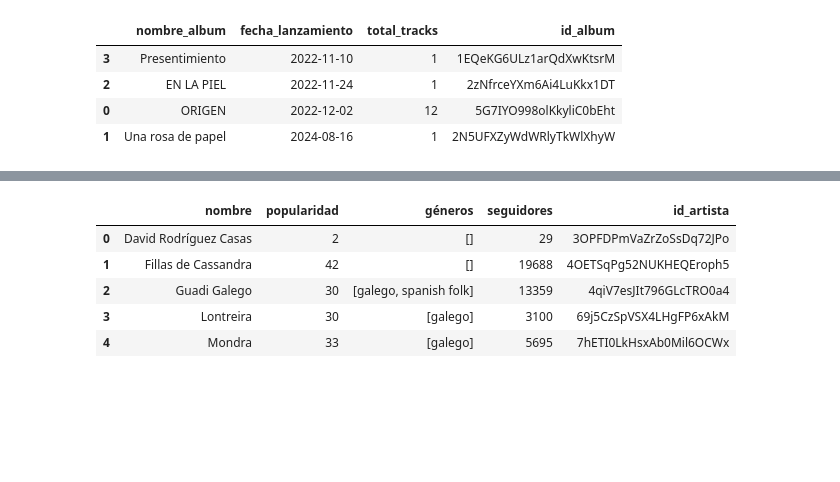
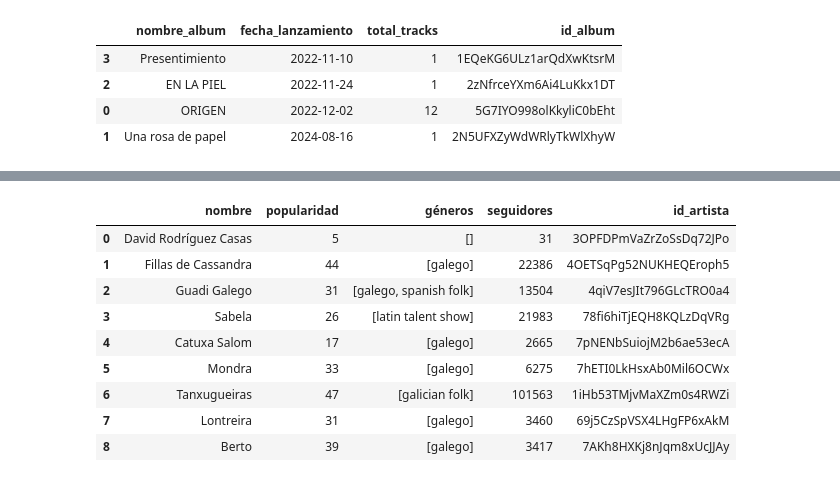
Before and after one commit to Nunurix/DavidCataMusic, a Jupyter notebook: David_Cata.ipynb, the cells around one changed output, grey strips where cells are left out. Saved outputs shown, nothing was run; the diff lists cells and outputs as text; code cells hidden in the pictures; blank space fills up the shorter version.

```diff
--- a/David_Cata.ipynb
+++ b/David_Cata.ipynb
@@ -2,0 +7,3 @@
+# %%
+CLIENT_ID = "4109b2d9f5014671863bb2df1d1fbdd3"
+CLIENT_SECRET = "5cb719fae80c4191a9c0b288f51bfe50"
@@ -264,28 +226,32 @@ df_popularity.head()
 # %%
 # Obtener artistas relacionados
 related_artists = sp.artist_related_artists(id_artista)
 
 # Extraer detalles de los artistas relacionados
 related_artists_data = []
 for artist in related_artists['artists']:
     artist_info = {
         'nombre': artist['name'],
         'popularidad': artist['popularity'],
         'géneros': artist['genres'],
         'seguidores': artist['followers']['total'],
         'id_artista': artist['id']
     }
     related_artists_data.append(artist_info)
 
 # Convertir a DataFrame
 df_related_artists = pd.DataFrame(related_artists_data)
 
 # Mostrar el DataFrame con los artistas relacionados
-df_related_artists.head()
+df_related_artists
 # %% [output]
 |  | nombre | popularidad | géneros | seguidores | id_artista |
-| 0 | David Rodríguez Casas | 2 | [] | 29 | 3OPFDPmVaZrZoSsDq72JPo |
-| 1 | Fillas de Cassandra | 42 | [] | 19688 | 4OETSqPg52NUKHEQEroph5 |
-| 2 | Guadi Galego | 30 | [galego, spanish folk] | 13359 | 4qiV7esJIt796GLcTRO0a4 |
-| 3 | Lontreira | 30 | [galego] | 3100 | 69j5CzSpVSX4LHgFP6xAkM |
-| 4 | Mondra | 33 | [galego] | 5695 | 7hETI0LkHsxAb0Mil6OCWx |
+| 0 | David Rodríguez Casas | 5 | [] | 31 | 3OPFDPmVaZrZoSsDq72JPo |
+| 1 | Fillas de Cassandra | 44 | [galego] | 22386 | 4OETSqPg52NUKHEQEroph5 |
+| 2 | Guadi Galego | 31 | [galego, spanish folk] | 13504 | 4qiV7esJIt796GLcTRO0a4 |
+| 3 | Sabela | 26 | [latin talent show] | 21983 | 78fi6hiTjEQH8KQLzDqVRg |
+| 4 | Catuxa Salom | 17 | [galego] | 2665 | 7pNENbSuiojM2b6ae53ecA |
+| 5 | Mondra | 33 | [galego] | 6275 | 7hETI0LkHsxAb0Mil6OCWx |
+| 6 | Tanxugueiras | 47 | [galician folk] | 101563 | 1iHb53TMjvMaXZm0s4RWZi |
+| 7 | Lontreira | 31 | [galego] | 3460 | 69j5CzSpVSX4LHgFP6xAkM |
+| 8 | Berto | 39 | [galego] | 3417 | 7AKh8HXKj8nJqm8xUcJJAy |
```
Also changed, not shown: parts of 16 cells of this notebook.
